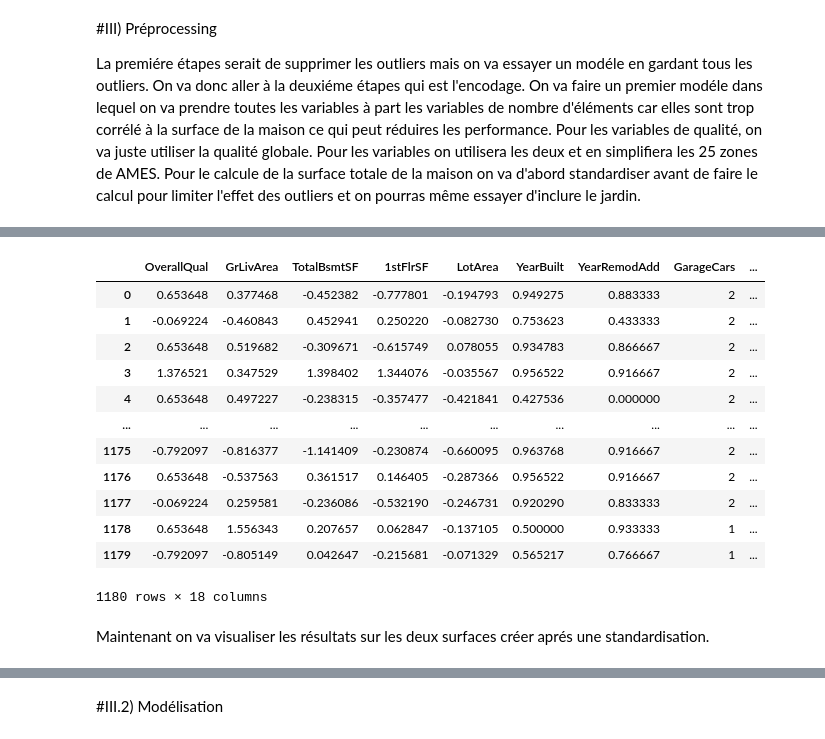
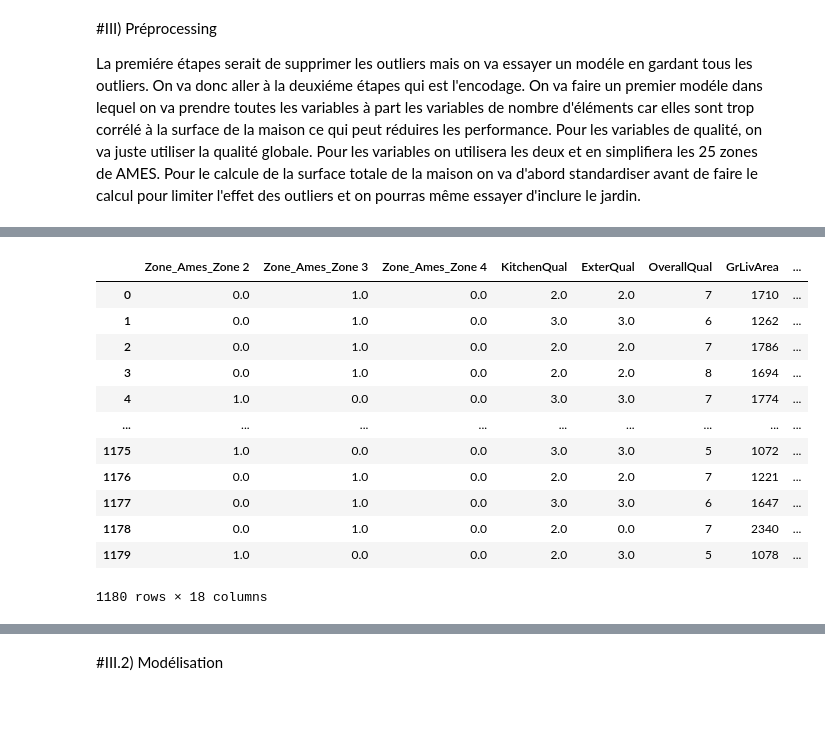
Before and after one commit to fmazur57u/Prediction_prix_immobilier, a Jupyter notebook: projet_prix_immobilier.ipynb, the cells around one changed output, grey strips where cells are left out. Cells and saved outputs as stored; diff of their text form; code cells hidden in the pictures; blank space fills up the shorter version.

```diff
--- a/projet_prix_immobilier.ipynb
+++ b/projet_prix_immobilier.ipynb
@@ -1291,4 +1303,4 @@ ColumnTransformer(remainder='passthrough',
 # %%
-Columnn_partie1 = partie_1.fit_transform(X_train_set_copy)
-Columnn_partie1
+column_partie_1 = partie_1.fit_transform(X_train_set_copy)
+column_partie_1
 # %% [output]
@@ -1334,0 +1320,10 @@ Pipeline(steps=[('customtransformer', CustomTransformer())])
+# %%
+partie_2 = ColumnTransformer(
+    [
+        ("OneHot", OneHotEncoder(sparse_output=False, drop='first', handle_unknown="ignore"), ["Zone_Ames"]),
+        ("Ordinal", OrdinalEncoder(), ["KitchenQual", "ExterQual"])
+    ],
+    verbose_feature_names_out=False,
+    remainder='passthrough'
+)
+partie_2
@@ -1335,19 +1340,17 @@ Pipeline(steps=[('customtransformer', CustomTransformer())])
 # %%
-column_partie_2 = partie_2.fit_transform(Columnn_partie1)
+column_partie_2 = partie_2.fit_transform(column_partie_1)
 column_partie_2
 # %% [output]
-|  | OverallQual | GrLivArea | TotalBsmtSF | 1stFlrSF | LotArea | YearBuilt | YearRemodAdd | GarageCars | ... |
-| 0 | 0.653648 | 0.377468 | -0.452382 | -0.777801 | -0.194793 | 0.949275 | 0.883333 | 2 | ... |
-| 1 | -0.069224 | -0.460843 | 0.452941 | 0.250220 | -0.082730 | 0.753623 | 0.433333 | 2 | ... |
-| 2 | 0.653648 | 0.519682 | -0.309671 | -0.615749 | 0.078055 | 0.934783 | 0.866667 | 2 | ... |
-| 3 | 1.376521 | 0.347529 | 1.398402 | 1.344076 | -0.035567 | 0.956522 | 0.916667 | 2 | ... |
-| 4 | 0.653648 | 0.497227 | -0.238315 | -0.357477 | -0.421841 | 0.427536 | 0.000000 | 2 | ... |
-| ... | ... | ... | ... | ... | ... | ... | ... | ... | ... |
-| 1175 | -0.792097 | -0.816377 | -1.141409 | -0.230874 | -0.660095 | 0.963768 | 0.916667 | 2 | ... |
-| 1176 | 0.653648 | -0.537563 | 0.361517 | 0.146405 | -0.287366 | 0.956522 | 0.916667 | 2 | ... |
-| 1177 | -0.069224 | 0.259581 | -0.236086 | -0.532190 | -0.246731 | 0.920290 | 0.833333 | 2 | ... |
-| 1178 | 0.653648 | 1.556343 | 0.207657 | 0.062847 | -0.137105 | 0.500000 | 0.933333 | 1 | ... |
-| 1179 | -0.792097 | -0.805149 | 0.042647 | -0.215681 | -0.071329 | 0.565217 | 0.766667 | 1 | ... |
+|  | Zone_Ames_Zone 2 | Zone_Ames_Zone 3 | Zone_Ames_Zone 4 | KitchenQual | ExterQual | OverallQual | GrLivArea | ... |
+| 0 | 0.0 | 1.0 | 0.0 | 2.0 | 2.0 | 7 | 1710 | ... |
+| 1 | 0.0 | 1.0 | 0.0 | 3.0 | 3.0 | 6 | 1262 | ... |
+| 2 | 0.0 | 1.0 | 0.0 | 2.0 | 2.0 | 7 | 1786 | ... |
+| 3 | 0.0 | 1.0 | 0.0 | 2.0 | 2.0 | 8 | 1694 | ... |
+| 4 | 1.0 | 0.0 | 0.0 | 3.0 | 3.0 | 7 | 1774 | ... |
+| ... | ... | ... | ... | ... | ... | ... | ... | ... |
+| 1175 | 1.0 | 0.0 | 0.0 | 3.0 | 3.0 | 5 | 1072 | ... |
+| 1176 | 0.0 | 1.0 | 0.0 | 2.0 | 2.0 | 7 | 1221 | ... |
+| 1177 | 0.0 | 1.0 | 0.0 | 3.0 | 3.0 | 6 | 1647 | ... |
+| 1178 | 0.0 | 1.0 | 0.0 | 2.0 | 0.0 | 7 | 2340 | ... |
+| 1179 | 1.0 | 0.0 | 0.0 | 2.0 | 3.0 | 5 | 1078 | ... |
 1180 rows × 18 columns
-# %% [markdown]
-Maintenant on va visualiser les résultats sur les deux surfaces créer aprés une standardisation.
```
Also changed, not shown: parts of 22 cells of this notebook, 1 other file.
